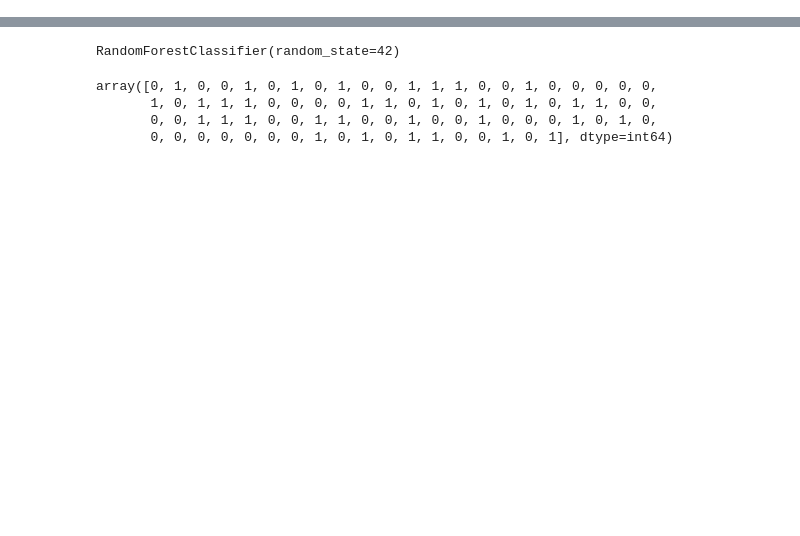
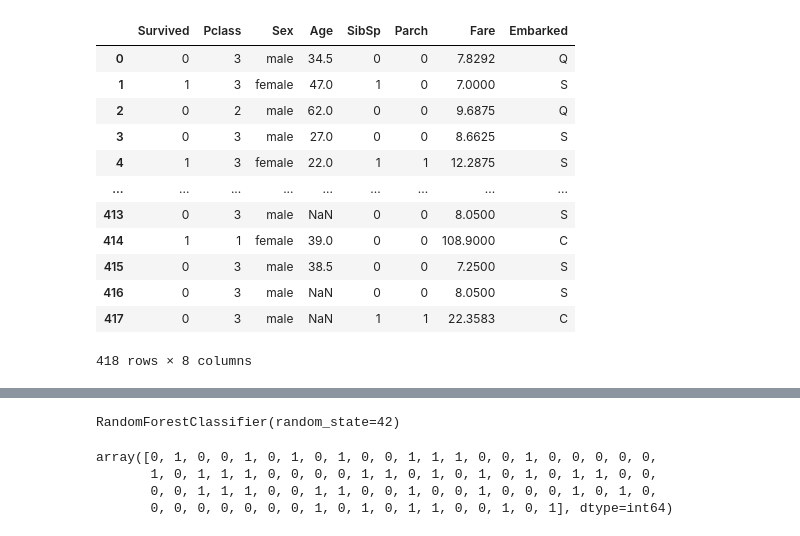
Before and after one commit to divyanaik1133/Titanic-Survival-Prediction, a Jupyter notebook: titanic_survival_prediction.ipynb, the cells around one changed output, grey strips where cells are left out. Drawn from its saved outputs; the diff is of its cells as text; code cells hidden in the pictures; blank space fills up the shorter version.

Commit message:
Added full Titanic survival prediction code

```diff
--- a/titanic_survival_prediction.ipynb
+++ b/titanic_survival_prediction.ipynb
@@ -14,5 +15,6 @@ import os
 import warnings
 warnings.filterwarnings('ignore')
 # %%
-df = pd.read_csv("tested.csv")
+#loading dataset
+df = pd.read_csv("Titanic-Survival-Prediction/dataset/tested.csv")
 # %%
@@ -35,5 +39,19 @@ df
 if 'Cabin' in df.columns:
     df.drop('Cabin', axis=1, inplace=True)
 # %%
-X = df.drop(columns=['Survived', 'PassengerId', 'Name', 'Ticket'], errors='ignore')
-y = df['Survived']
+# Drop unnecessary columns
+df.drop(columns=['PassengerId', 'Name', 'Ticket'], errors='ignore')
+# %% [output]
+|  | Survived | Pclass | Sex | Age | SibSp | Parch | Fare | Embarked |
+| 0 | 0 | 3 | male | 34.5 | 0 | 0 | 7.8292 | Q |
+| 1 | 1 | 3 | female | 47.0 | 1 | 0 | 7.0000 | S |
+| 2 | 0 | 2 | male | 62.0 | 0 | 0 | 9.6875 | Q |
+| 3 | 0 | 3 | male | 27.0 | 0 | 0 | 8.6625 | S |
+| 4 | 1 | 3 | female | 22.0 | 1 | 1 | 12.2875 | S |
+| ... | ... | ... | ... | ... | ... | ... | ... | ... |
+| 413 | 0 | 3 | male | NaN | 0 | 0 | 8.0500 | S |
+| 414 | 1 | 1 | female | 39.0 | 0 | 0 | 108.9000 | C |
+| 415 | 0 | 3 | male | 38.5 | 0 | 0 | 7.2500 | S |
+| 416 | 0 | 3 | male | NaN | 0 | 0 | 8.0500 | S |
+| 417 | 0 | 3 | male | NaN | 1 | 1 | 22.3583 | C |
+418 rows × 8 columns
```
Also changed, not shown: parts of 7 cells of this notebook.
